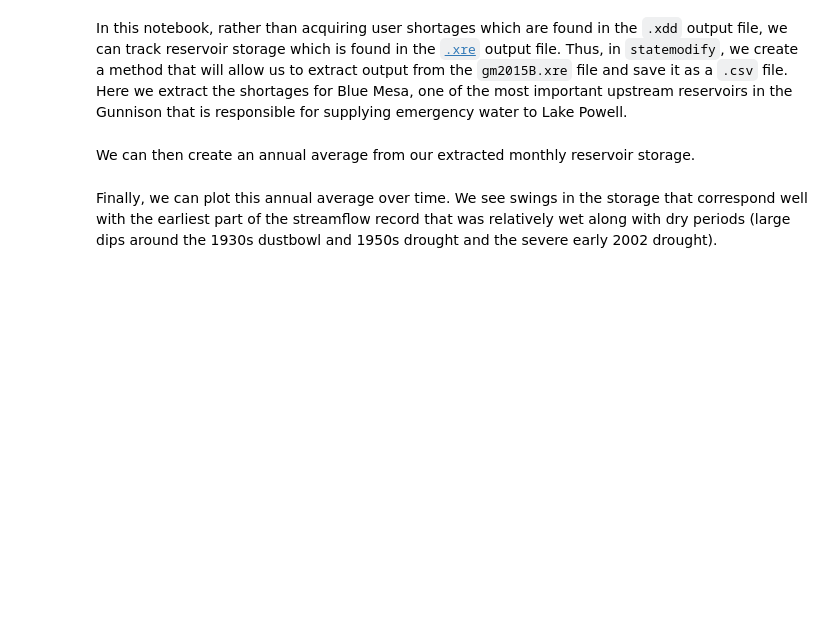
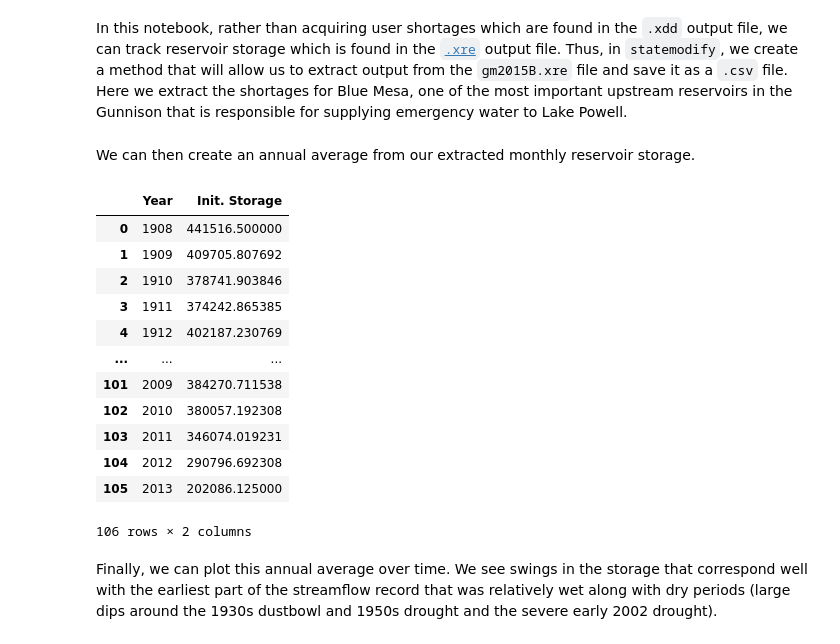
Before and after one commit to IMMM-SFA/statemodify, a Jupyter notebook: notebooks/N2_Evaporation_File_Modification.ipynb, the cells around one changed output. Drawn from its saved outputs; the diff is of its cells as text; code cells hidden in the pictures; blank space fills up the shorter version.

```diff
--- a/notebooks/N2_Evaporation_File_Modification.ipynb
+++ b/notebooks/N2_Evaporation_File_Modification.ipynb
@@ -87,13 +112,30 @@ We can then create an annual average from our extracted monthly reservoir storag
 # %%
 output_xre_file = os.path.join(output_dir, "Blue_Mesa_xre_data.csv")
 
 # read output data into a data frame
-df = pd.read_csv(output_xre_file, usecols=["Year", "Init. Storage"], index_col=False)
+df = pd.read_csv(
+    output_xre_file,
+    usecols=['Year','Init. Storage'],
+    index_col=False)
 
 # calculate the annual average
-df = df.groupby("Year").mean().reset_index()
+df = df.groupby('Year').mean().reset_index()
 
 df
+# %% [output]
+|  | Year | Init. Storage |
+| 0 | 1908 | 441516.500000 |
+| 1 | 1909 | 409705.807692 |
+| 2 | 1910 | 378741.903846 |
+| 3 | 1911 | 374242.865385 |
+| 4 | 1912 | 402187.230769 |
+| ... | ... | ... |
+| 101 | 2009 | 384270.711538 |
+| 102 | 2010 | 380057.192308 |
+| 103 | 2011 | 346074.019231 |
+| 104 | 2012 | 290796.692308 |
+| 105 | 2013 | 202086.125000 |
+106 rows × 2 columns
 # %% [markdown]
 Finally, we can plot this annual average over time. We see swings in the storage that correspond well with the earliest part of the streamflow record that was relatively wet along with dry periods (large dips around the 1930s dustbowl and 1950s drought and the severe early 2002 drought).
 # %%
```
Also changed, not shown: parts of 10 cells of this notebook, 4 other files.
